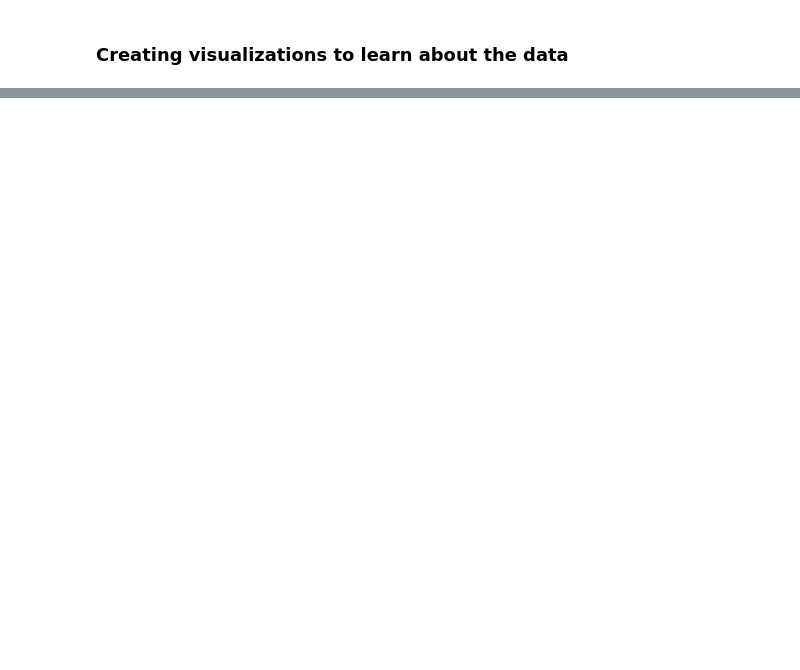
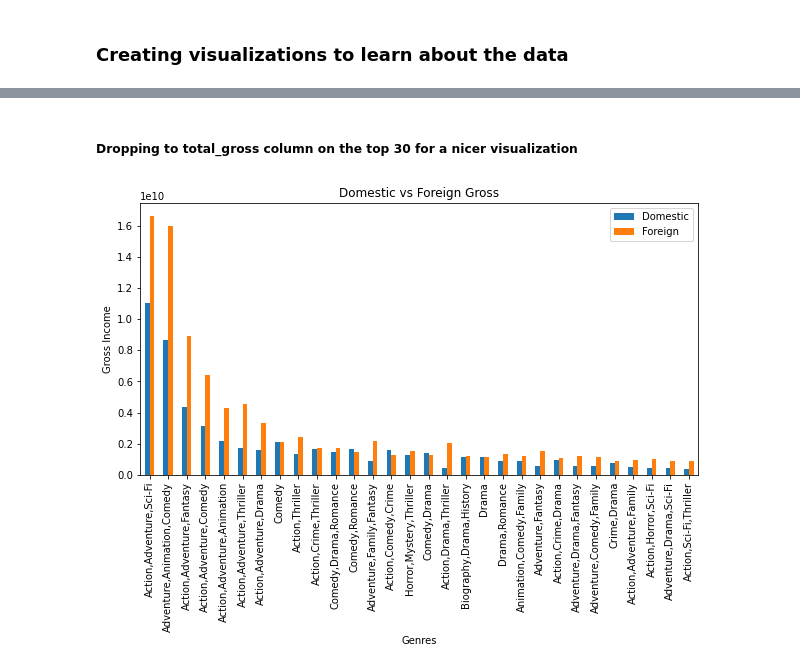
Before and after one commit to QuinnGrigsby/Capstone_Git-ing_it_done_MovieInformation, a Jupyter notebook: Data Understanding.ipynb, the cells around one changed output, grey strips where cells are left out. Cells and saved outputs as stored; diff of their text form; code cells hidden in the pictures; blank space fills up the shorter version.

```diff
--- a/Data Understanding.ipynb
+++ b/Data Understanding.ipynb
@@ -220,0 +309,15 @@ print(merged_imdb_domestic_and_foreign)
+# %% [markdown]
+##### Dropping to total_gross column on the top 30 for a nicer visualization
+# %%
+top_30.drop(["total_gross"], axis = 1, inplace = True)
+# %%
+top_30.plot("genres", kind="bar", figsize = (10,5))
+
+plt.xlabel("Genres")
+plt.xticks(rotation = 90)
+plt.ylabel("Gross Income")
+plt.title("Domestic vs Foreign Gross")
+plt.legend(labels=['Domestic', 'Foreign'])
+plt.show()
+# %% [output]
+[figure, added]
```
Also changed, not shown: parts of 15 cells of this notebook.
